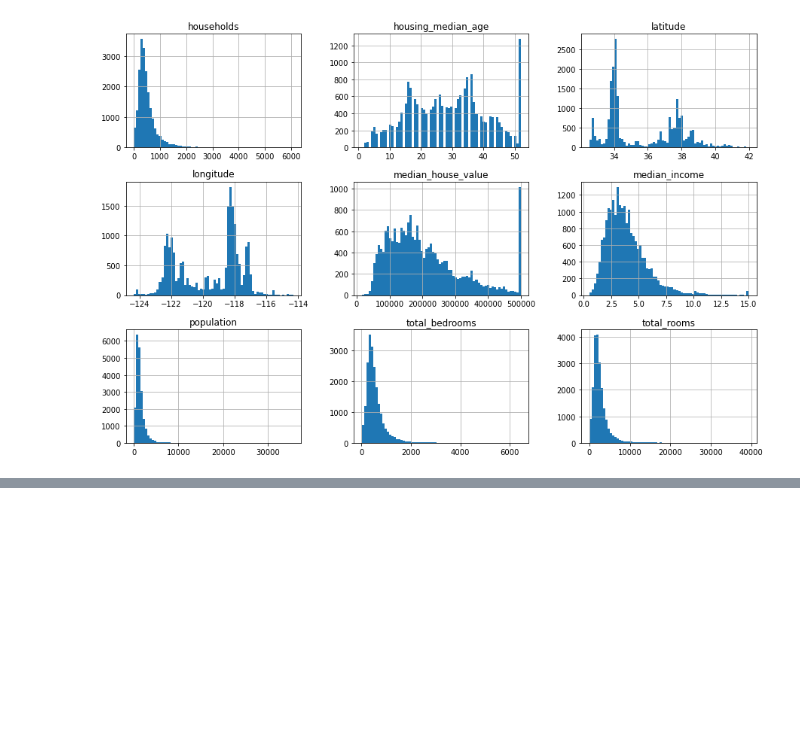
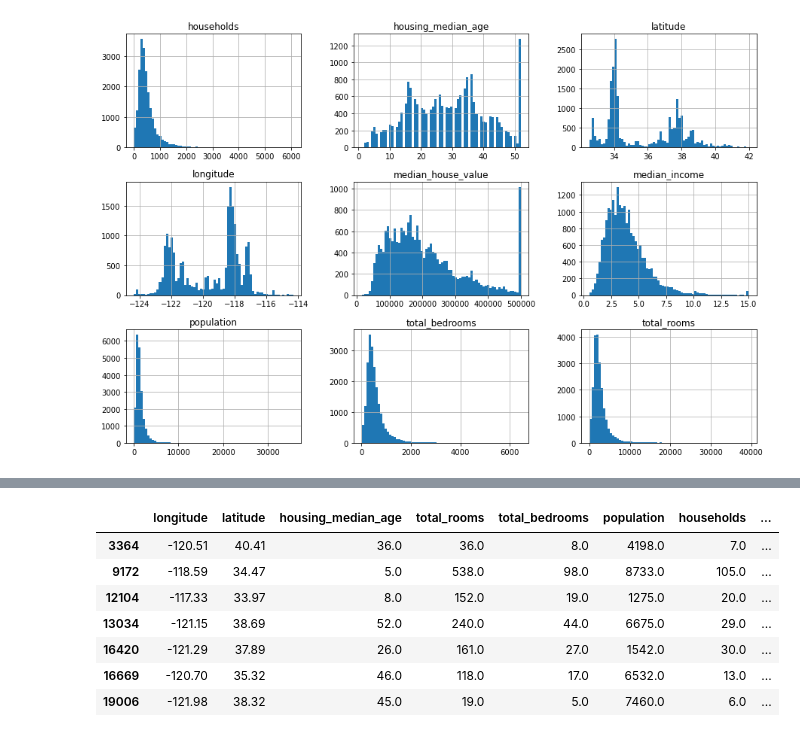
Before and after one commit to hamednasr/Data-Preprocessing---Feature-Engineering-for-Machine-Learning, a Jupyter notebook: Data Analysis for Machine Learning Project.ipynb, the cells around one changed output, grey strips where cells are left out. Drawn from its saved outputs; the diff is of its cells as text; code cells hidden in the pictures; blank space fills up the shorter version.

```diff
--- a/Data Analysis for Machine Learning Project.ipynb
+++ b/Data Analysis for Machine Learning Project.ipynb
@@ -160,0 +163,2 @@ data.hist(bins=70,figsize=(15,10));
+# %%
+data['rooms_per_household'] = data.total_rooms/data.households
@@ -160,0 +223,4 @@ data.hist(bins=70,figsize=(15,10));
+# %%
+data['pop_per_household'] = data.population/data.households
+# %%
+data['bedrooms_per_room'] = data.total_bedrooms/data.total_rooms
@@ -160,0 +275,11 @@ data.hist(bins=70,figsize=(15,10));
+# %%
+data[data.pop_per_household>50]
+# %% [output]
+|  | longitude | latitude | housing_median_age | total_rooms | total_bedrooms | population | households | ... |
+| 3364 | -120.51 | 40.41 | 36.0 | 36.0 | 8.0 | 4198.0 | 7.0 | ... |
+| 9172 | -118.59 | 34.47 | 5.0 | 538.0 | 98.0 | 8733.0 | 105.0 | ... |
+| 12104 | -117.33 | 33.97 | 8.0 | 152.0 | 19.0 | 1275.0 | 20.0 | ... |
+| 13034 | -121.15 | 38.69 | 52.0 | 240.0 | 44.0 | 6675.0 | 29.0 | ... |
+| 16420 | -121.29 | 37.89 | 26.0 | 161.0 | 27.0 | 1542.0 | 30.0 | ... |
+| 16669 | -120.70 | 35.32 | 46.0 | 118.0 | 17.0 | 6532.0 | 13.0 | ... |
+| 19006 | -121.98 | 38.32 | 45.0 | 19.0 | 5.0 | 7460.0 | 6.0 | ... |
```
Also changed, not shown: parts of 8 cells of this notebook.
